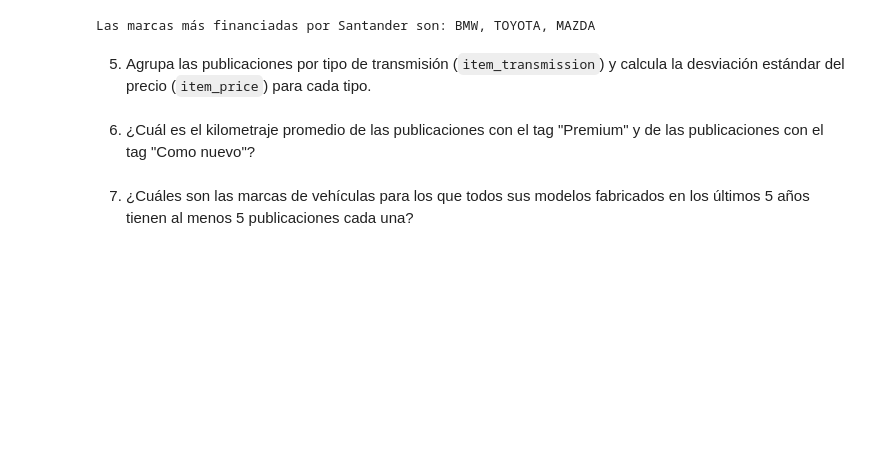
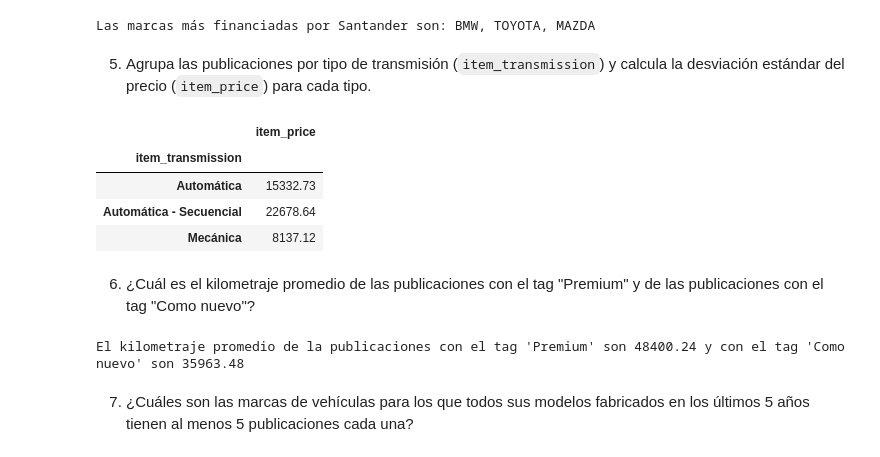
Before and after one commit to qlab-intro-python/tarea-4-zegarra-rivera-bueno, a Jupyter notebook: tarea_4_plantilla.ipynb, the cells around one changed output. Drawn from its saved outputs; the diff is of its cells as text; code cells hidden in the pictures; blank space fills up the shorter version.

```diff
--- a/tarea_4_plantilla.ipynb
+++ b/tarea_4_plantilla.ipynb
@@ -162,2 +160,12 @@ Las marcas más financiadas por Santander son: BMW, TOYOTA, MAZDA
+# %%
+# Solución
+df_publicaciones = df_neoauto.groupby(['item_transmission'])[['item_price']].std().round(2)
+df_publicaciones
+# %% [output]
+|  | item_price |
+| item_transmission |  |
+| Automática | 15332.73 |
+| Automática - Secuencial | 22678.64 |
+| Mecánica | 8137.12 |
 # %% [markdown]
 6. ¿Cuál es el kilometraje promedio de las publicaciones con el tag "Premium" y de las publicaciones con el tag "Como nuevo"?
@@ -166,2 +172,13 @@ Las marcas más financiadas por Santander son: BMW, TOYOTA, MAZDA
+# %%
+# Solución
+df_premium = df_neoauto[(df_neoauto['item_tag'] == 'Premium')]
+df_como_nuevo = df_neoauto[(df_neoauto['item_tag'] == 'Como nuevo')]
+
+kilometraje_promedio_premium = df_premium['item_km'].mean().round(2)
+kilometraje_promedio_como_nuevo = df_como_nuevo['item_km'].mean().round(2)
+
+print(f"El kilometraje promedio de la publicaciones con el tag 'Premium' son {kilometraje_promedio_premium} y con el tag 'Como nuevo' son {kilometraje_promedio_como_nuevo}")
+# %% [output]
+El kilometraje promedio de la publicaciones con el tag 'Premium' son 48400.24 y con el tag 'Como nuevo' son 35963.48
 # %% [markdown]
 7. ¿Cuáles son las marcas de vehículas para los que todos sus modelos fabricados en los últimos 5 años tienen al menos 5 publicaciones cada una?
```
Also changed, not shown: parts of 4 cells of this notebook.
